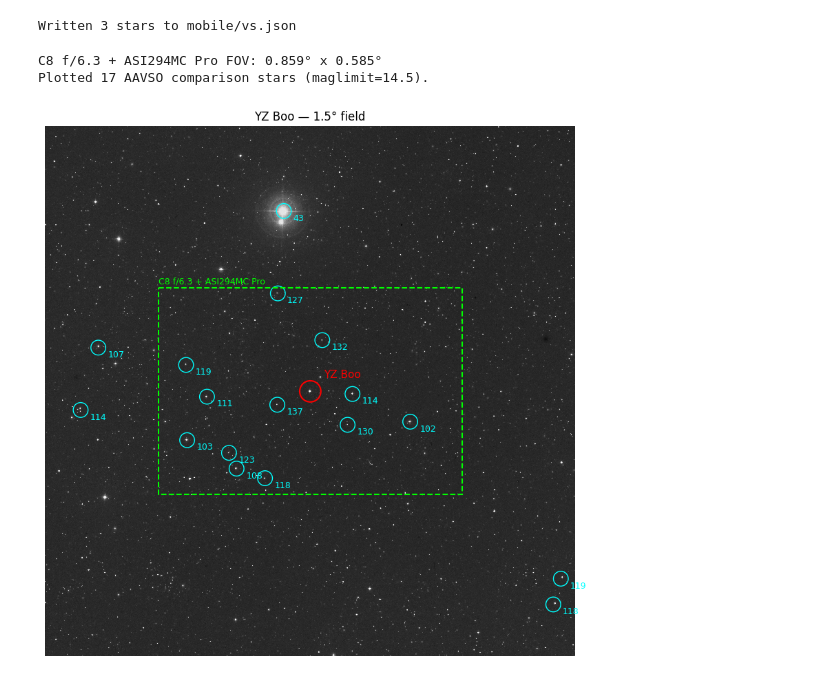
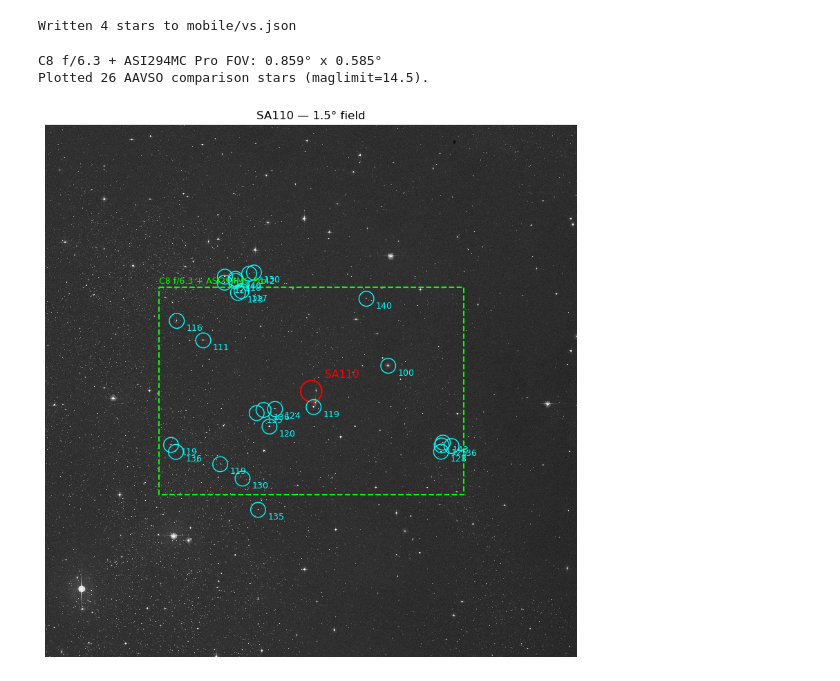
Before and after one commit to jeffrwatts/AstroPlannerData, a Jupyter notebook: vs_catalog.ipynb, the cells around one changed output. Saved outputs shown, nothing was run; the diff lists cells and outputs as text; code cells hidden in the pictures.

```diff
--- a/vs_catalog.ipynb
+++ b/vs_catalog.ipynb
@@ -1,13 +1,18 @@
 # %%
 # Cell 1 — Star list (primary input)
 # This is the only cell that needs editing to add a new star.
-# displayName must resolve via the VSX "ident" lookup (e.g. "CY Aqr", "W UMa").
+# type: "variable" (default) — displayName must resolve via the VSX "ident" lookup
+#       (e.g. "CY Aqr", "W UMa").
+#       "standard_field" — a non-variable AAVSO Standard Field used for transform
+#       calculations (e.g. "M11"); displayName must match an AAVSO standard field
+#       name exactly (see https://www.aavso.org/aavso-standard-fields).
 # objectId is a stable lowercase identifier derived from displayName unless overridden here.
 
 stars = [
-    {"displayName": "CY Aqr"},
-    {"displayName": "YZ Boo"},
-    {"displayName": "W UMa"},
+    {"displayName": "CY Aqr", "type": "variable"},
+    {"displayName": "YZ Boo", "type": "variable"},
+    {"displayName": "W UMa", "type": "variable"},
+    {"displayName": "SA110", "type": "standard_field"},
 ]
 # %%
 # Cell 2 — Imports & config
@@ -234,6 +318,7 @@ Validation passed. 3 stars ready.
 output_cols = [
     "displayName",
     "objectId",
+    "type",
     "ra",
     "dec",
     "subType",
@@ -249,7 +334,7 @@ out_df["ra"] = out_df["ra"].round(7)
 out_df.to_json(OUTPUT_FILE, orient="records", indent=2)
 print(f"Written {len(out_df)} stars to {OUTPUT_FILE}")
 # %% [output]
-Written 3 stars to mobile/vs.json
+Written 4 stars to mobile/vs.json
 # %%
 # Cell 8 — Starfield finder-chart: DSS image fetch + pixel/RA-Dec mapping
 #
@@ -306,6 +391,7 @@ from matplotlib.patches import Rectangle
 
 VSP_API_URL = "https://app.aavso.org/vsp/api/chart/"
 FINDER_CHART_MAGLIMIT = 14.5   # comparison stars fainter than this rarely help visually
+STD_FIELD_CACHE_MAX_STARS = 30 # cap so a standard-field's dense sequence stays legible
 
 
 def sexagesimal_to_deg(value, is_ra):
@@ -319,9 +405,16 @@ def sexagesimal_to_deg(value, is_ra):
     return sign * deg
 
 
-def fetch_comparison_stars(ra_deg, dec_deg, fov_arcmin, maglimit=FINDER_CHART_MAGLIMIT):
-    """Query AAVSO VSP for the comparison-star sequence centered on (ra_deg, dec_deg)."""
+def fetch_comparison_stars(ra_deg, dec_deg, fov_arcmin, maglimit=FINDER_CHART_MAGLIMIT, special=None):
+    """Query AAVSO VSP for the comparison-star sequence centered on (ra_deg, dec_deg).
+
+    special="std_field" switches VSP from its usual sparse comparison-star sequence to the
+    full AAVSO Standard Field photometric sequence (hundreds of stars with multi-band
+    U/B/V/Rc/Ic photometry) — used for standard_field-type objects, not variable stars.
+    """
     params = {"ra": ra_deg, "dec": dec_deg, "fov": fov_arcmin, "maglimit": maglimit, "format": "json"}
+    if special:
+        params["special"] = special
     resp = requests.get(VSP_API_URL, params=params, timeout=30)
     resp.raise_for_status()
     data = resp.json()
@@ -330,14 +423,38 @@ def fetch_comparison_stars(ra_deg, dec_deg, fov_arcmin, maglimit=FINDER_CHART_MA
     for star in data.get("photometry", []):
         bands = {b["band"]: b["mag"] for b in star.get("bands", [])}
         mag = bands.get("V", next(iter(bands.values()), None))
-        comp_stars.append({
+        entry = {
             "auid": star["auid"],
             "ra": sexagesimal_to_deg(star["ra"], is_ra=True),
             "dec": sexagesimal_to_deg(star["dec"], is_ra=False),
             "label": star["label"],   # AAVSO chart label, e.g. "89" == mag 8.9
             "mag": mag,
-        })
+        }
+        if special:
+            entry["bands"] = bands   # multi-band photometry, only needed for transform calcs
+        comp_stars.append(entry)
     return comp_stars
+
+
+def fetch_stars_for_row(row, fov_arcmin_variable=None, maglimit=FINDER_CHART_MAGLIMIT):
+    """Dispatches to the right VSP query for a vs.json row: the dense std-field sequence
+    (sized to the field's own native FOV, capped/sorted brightest-first) for standard_field
+    rows, or the ordinary sparse comparison-star sequence for variable-star rows."""
+    ra_deg = row["ra"] * 15.0   # df stores ra in decimal hours
+    dec_deg = row["dec"]
+
+    if row["type"] == "standard_field":
+        field = fetch_std_fields()[row["displayName"].strip().lower()]
+        comp_stars = fetch_comparison_stars(
+            ra_deg, dec_deg,
+            fov_arcmin=float(field["Fov"]),
+            maglimit=maglimit,
+            special="std_field",
+        )
+        comp_stars.sort(key=lambda s: (s["mag"] is None, s["mag"]))   # brightest first
+        return comp_stars[:STD_FIELD_CACHE_MAX_STARS]
+
+    return fetch_comparison_stars(ra_deg, dec_deg, fov_arcmin=fov_arcmin_variable, maglimit=maglimit)
 
 
 def compute_fov_deg(equipment):
@@ -370,7 +487,7 @@ def plot_finder_chart(object_id, size_deg=FINDER_CHART_SIZE_DEG, maglimit=FINDER
     ax.annotate(row["displayName"], (px, py), xytext=(px + 25, py - 25), color="red", fontsize=11)
 
     if show_comparison_stars:
-        comp_stars = fetch_comparison_stars(center_ra_deg, center_dec_deg, fov_arcmin=size_deg * 60, maglimit=maglimit)
+        comp_stars = fetch_stars_for_row(row, fov_arcmin_variable=size_deg * 60, maglimit=maglimit)
         for star in comp_stars:
             cx, cy = radec_to_pixel(star["ra"], star["dec"], center_ra_deg, center_dec_deg, size_deg)
             if not (0 <= cx < FINDER_CHART_PIXELS and 0 <= cy < FINDER_CHART_PIXELS):
@@ -383,36 +500,36 @@ def plot_finder_chart(object_id, size_deg=FINDER_CHART_SIZE_DEG, maglimit=FINDER
     if equipment is not None:
         deg_per_px = size_deg / FINDER_CHART_PIXELS
         fov_w_deg, fov_h_deg = compute_fov_deg(equipment)
         if fov_w_deg > size_deg or fov_h_deg > size_deg:
             print(f"Warning: {equipment['name']} FOV ({fov_w_deg:.2f}°x{fov_h_deg:.2f}°) "
                   f"exceeds the fetched field ({size_deg}°) — increase size_deg to see the full box.")
         w_px, h_px = fov_w_deg / deg_per_px, fov_h_deg / deg_per_px
         ax.add_patch(Rectangle((px - w_px / 2, py - h_px / 2), w_px, h_px,
                                 edgecolor="lime", facecolor="none", linewidth=1.5, linestyle="--"))
         ax.text(px - w_px / 2, py - h_px / 2 - 8, equipment["name"], color="lime", fontsize=9)
 
     ax.set_title(f"{row['displayName']} — {size_deg}° field")
     ax.axis("off")
     plt.show()
 
 
 # C8 + f/6.3 reducer (effective focal length already includes the reducer) + ASI294MC Pro
 C8_ASI294MC = {
     "name": "C8 f/6.3 + ASI294MC Pro",
     "focal_length_mm": 1280,
     "pixel_size_um": 4.63,
     "resolution_width": 4144,
     "resolution_height": 2822,
 }
 
 fov_w_deg, fov_h_deg = compute_fov_deg(C8_ASI294MC)
 print(f"{C8_ASI294MC['name']} FOV: {fov_w_deg:.3f}° x {fov_h_deg:.3f}°")
 
-plot_finder_chart("yzboo", equipment=C8_ASI294MC)
+plot_finder_chart("sa110", equipment=C8_ASI294MC)
 # %% [output]
 C8 f/6.3 + ASI294MC Pro FOV: 0.859° x 0.585°
-Plotted 17 AAVSO comparison stars (maglimit=14.5).
+Plotted 26 AAVSO comparison stars (maglimit=14.5).
-[figure, old version]
+[figure, new version]
 # %%
 # Cell 9b — Generate offline comparison-star cache (mobile/comp_stars/<objectId>.json)
 #
```
Also changed, not shown: parts of 5 cells of this notebook, 1 other file.
